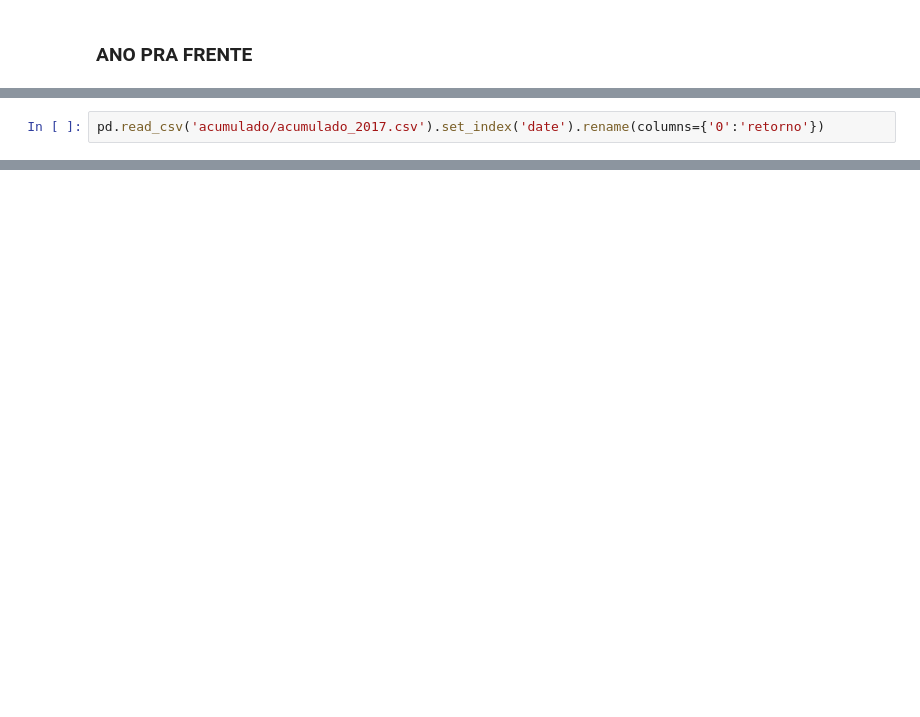
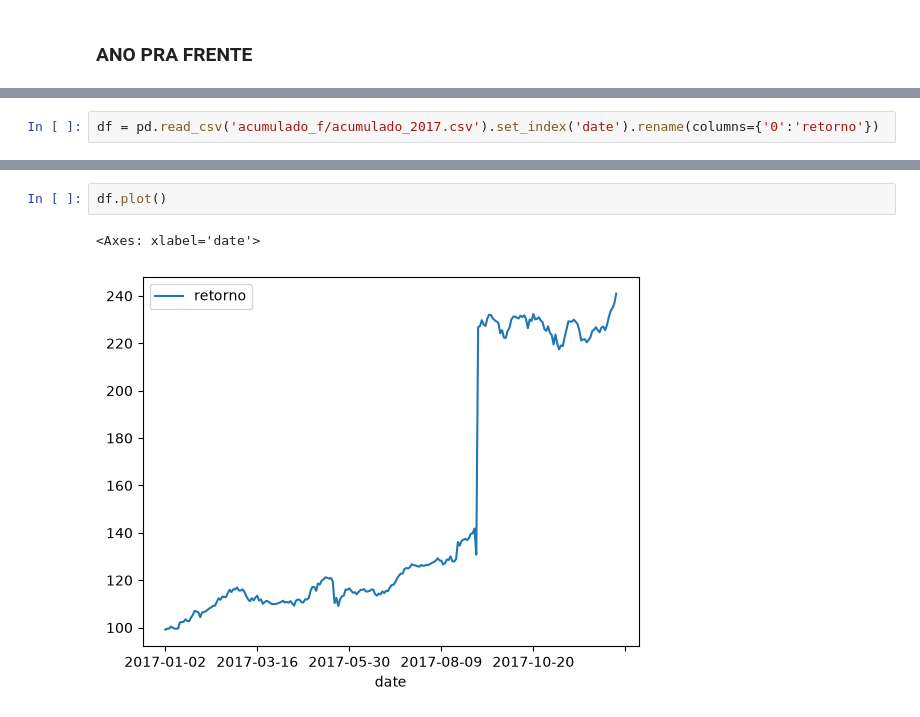
Before and after one commit to JoaoNogaroli/mestrado, a Jupyter notebook: Disciplina-atellier/aula_01_07/retornos.ipynb, the cells around one changed output, grey strips where cells are left out. Saved outputs shown, nothing was run; the diff lists cells and outputs as text; blank space fills up the shorter version.

```diff
--- a/Disciplina-atellier/aula_01_07/retornos.ipynb
+++ b/Disciplina-atellier/aula_01_07/retornos.ipynb
@@ -106,2 +126,2 @@ Carteira do ano 2026 testada para ano a frente 2027
 # %%
-pd.read_csv('acumulado/acumulado_2017.csv').set_index('date').rename(columns={'0':'retorno'})
+df = pd.read_csv('acumulado_f/acumulado_2017.csv').set_index('date').rename(columns={'0':'retorno'})
@@ -122,0 +142,5 @@ pd.read_csv('acumulado/acumulado_2017.csv').set_index('date').rename(columns={'0
+# %%
+df.plot()
+# %% [output]
+<Axes: xlabel='date'>
+[figure, added]
```
Also changed, not shown: parts of 5 cells of this notebook, 41 other files.
